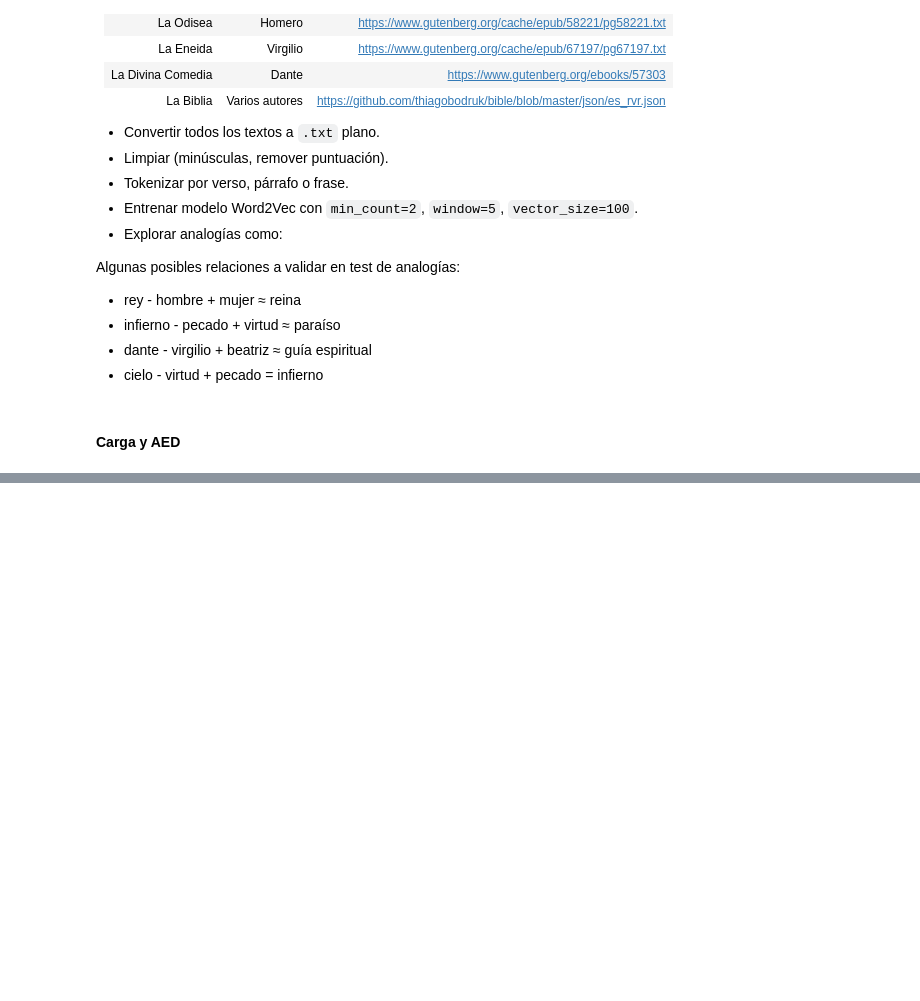
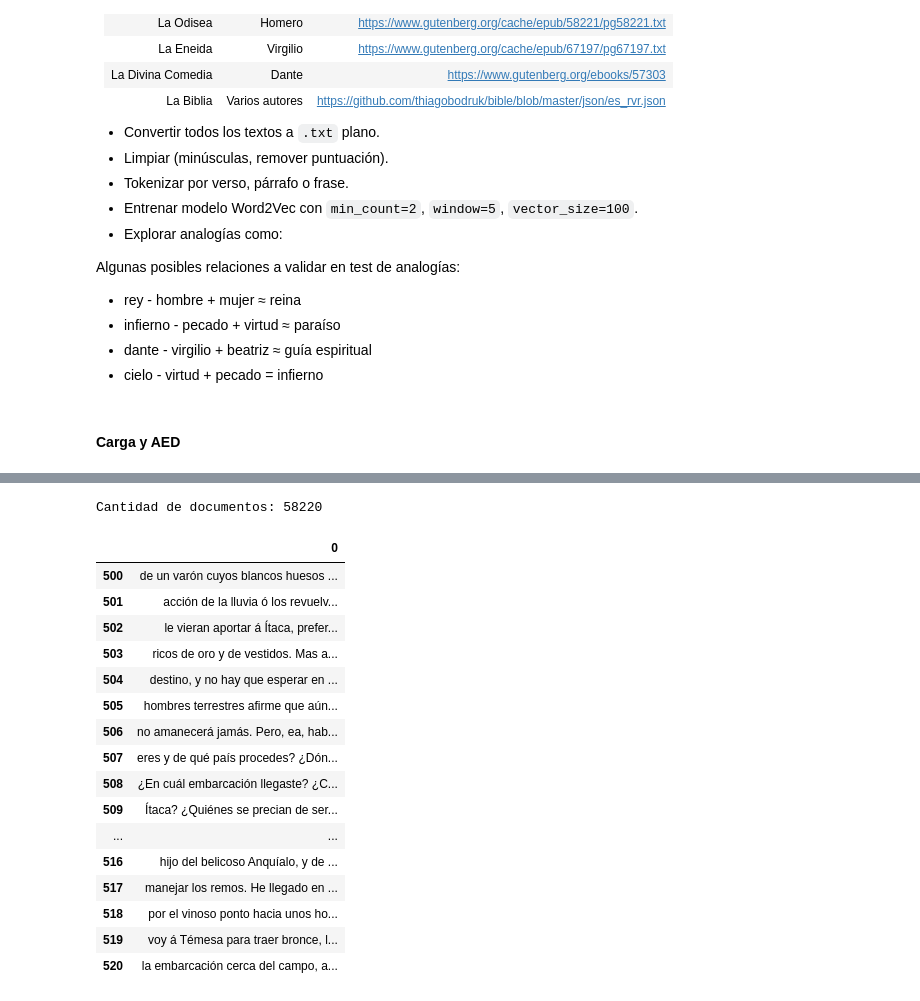
Before and after one commit to joagonzalez/ceia-nlp, a Jupyter notebook: desafios/Desafio_2.ipynb, the cells around one changed output, grey strips where cells are left out. Saved outputs shown, nothing was run; the diff lists cells and outputs as text; code cells hidden in the pictures; blank space fills up the shorter version.

```diff
--- a/desafios/Desafio_2.ipynb
+++ b/desafios/Desafio_2.ipynb
@@ -82,0 +180,26 @@ Algunas posibles relaciones a validar en test de analogías:
+# %%
+# Armar el dataset utilizando salto de línea para separar las oraciones/docs
+df = pd.read_csv('corpus.txt', sep='/n', header=None)
+print("Cantidad de documentos:", df.shape[0])
+# %% [output]
+Cantidad de documentos: 58220
+# %%
+df.iloc[500:521].head(40)
+# %% [output]
+|  | 0 |
+| 500 | de un varón cuyos blancos huesos ... |
+| 501 | acción de la lluvia ó los revuelv... |
+| 502 | le vieran aportar á Ítaca, prefer... |
+| 503 | ricos de oro y de vestidos. Mas a... |
+| 504 | destino, y no hay que esperar en ... |
+| 505 | hombres terrestres afirme que aún... |
+| 506 | no amanecerá jamás. Pero, ea, hab... |
+| 507 | eres y de qué país procedes? ¿Dón... |
+| 508 | ¿En cuál embarcación llegaste? ¿C... |
+| 509 | Ítaca? ¿Quiénes se precian de ser... |
+| ... | ... |
+| 516 | hijo del belicoso Anquíalo, y de ... |
+| 517 | manejar los remos. He llegado en ... |
+| 518 | por el vinoso ponto hacia unos ho... |
+| 519 | voy á Témesa para traer bronce, l... |
+| 520 | la embarcación cerca del campo, a... |
```
Also changed, not shown: parts of 25 cells of this notebook, 1 other file.
